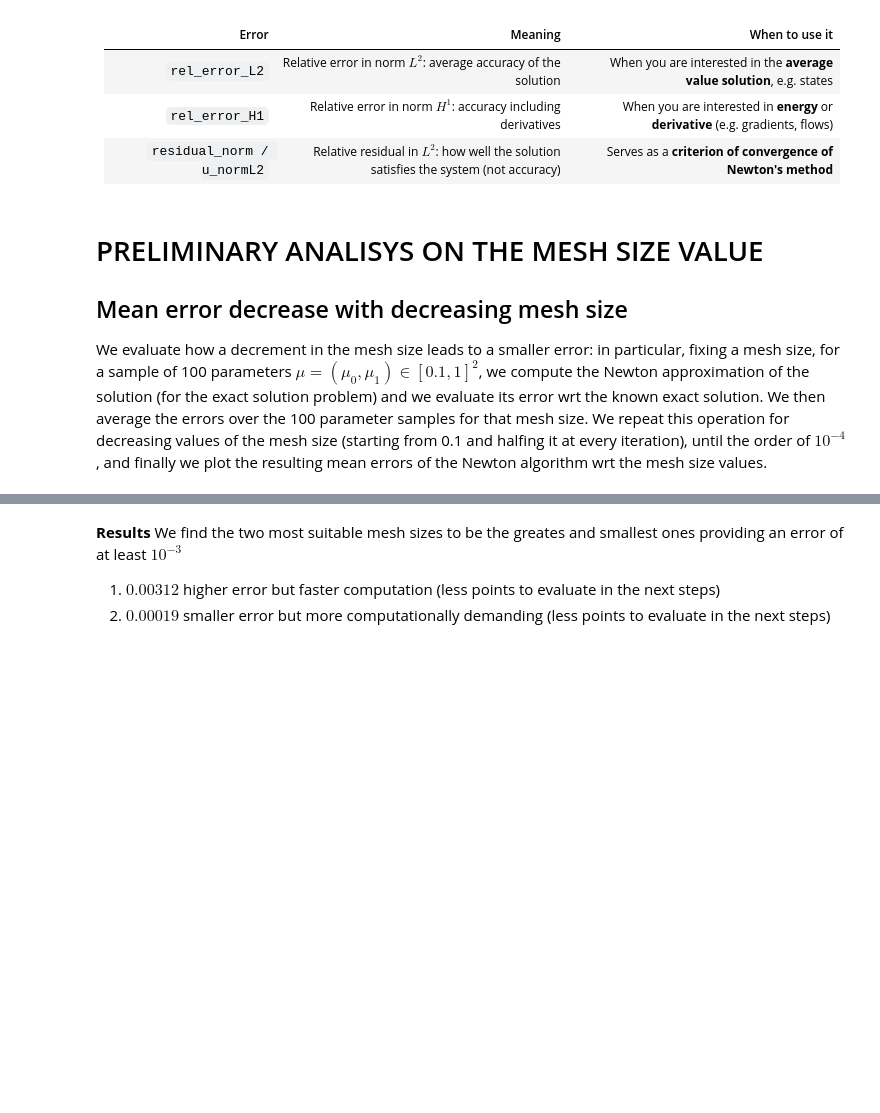
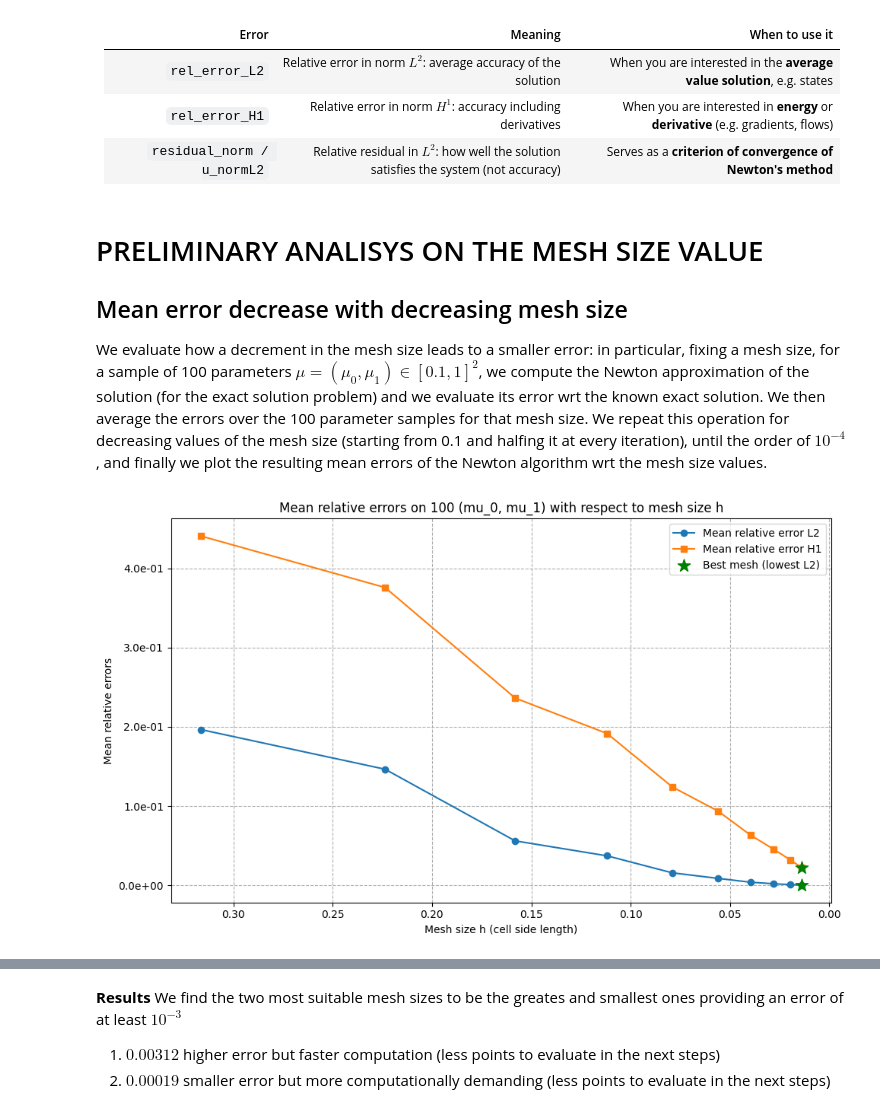
Before and after one commit to elisabettaroviera/MOR-Project, a Jupyter notebook: Preliminary Mesh Analysis/preliminary_mesh_analysis.ipynb, the cells around one changed output, grey strips where cells are left out. Drawn from its saved outputs; the diff is of its cells as text; code cells hidden in the pictures; blank space fills up the shorter version.

Commit message:
Plot mesh size h=edge

```diff
--- a/Preliminary Mesh Analysis/preliminary_mesh_analysis.ipynb
+++ b/Preliminary Mesh Analysis/preliminary_mesh_analysis.ipynb
@@ -310,23 +310,20 @@ P = [0.1, 1.] # Parametric space
 ## Mean error decrease with decreasing mesh size
 We evaluate how a decrement in the mesh size leads to a smaller error: in particular, fixing a mesh size, for a sample of 100 parameters $\mu=(\mu_0, \mu_1) \in [0.1,1]^2$, we compute the Newton approximation of the solution (for the exact solution problem) and we evaluate its error wrt the known exact solution. We then average the errors over the 100 parameter samples for that mesh size. We repeat this operation for decreasing values of the mesh size (starting from 0.1 and halfing it at every iteration), until the order of $10^{-4}$, and finally we plot the resulting mean errors of the Newton algorithm wrt the mesh size values.
 # %%
-# Decide the right mesh size - Compute the error and plot the graph
-
-# Constant definition
+# Costanti
 num_samples = 100
 initial_mesh_size = 0.1
 min_mesh_size = 1e-4
 max_iterations = 100
 newton_tol = 1e-8
 
-# Dict to accumulate errors
+# Dizionari per accumulare errori
 error_L2_sum = {}
 error_H1_sum = {}
 error_L2_dict = {}
 error_H1_dict = {}
 
-
-# Definition of the mesh_size_list (equal for each iteration)
+# Lista delle mesh size (come area delle celle)
 mesh_sizes_list = []
 ms = initial_mesh_size
 while ms > min_mesh_size:
@@ -335,15 +332,12 @@ while ms > min_mesh_size:
     error_H1_sum[ms] = 0.0
     ms /= 2
 
-# Definition of 100 sample of mu_0, mu_1
-mu_0_sample = np.random.uniform(0.1, 1, 100) # Change to 100 if necessary
-mu_1_sample = np.random.uniform(0.1, 1, 100) # Change to 100 if necessary
+# Campioni (mu_0, mu_1)
+mu_0_sample = np.random.uniform(0.1, 1, num_samples)
+mu_1_sample = np.random.uniform(0.1, 1, num_samples)
 
-
-# Loop on the (mu_0, mu_1)
+# Loop su tutti i campioni
 for mu_0, mu_1 in zip(mu_0_sample, mu_1_sample):
-
-    mesh_size = initial_mesh_size
 
     for mesh_size in mesh_sizes_list:
 
@@ -351,44 +345,95 @@ for mu_0, mu_1 in zip(mu_0_sample, mu_1_sample):
         u_k_norm = 1.0
         num_iteration = 1
 
-        # Build the domain
+        # Costruzione dominio e discretizzazione
         domain = { 'SquareEdge': 1.0, 'VerticesBoundaryCondition': [1,1,1,1], 'EdgesBoundaryCondition': [1,1,1,1], 'DiscretizationType': 1, 'MeshCellsMaximumArea': mesh_size }
         [meshInfo, mesh] = gedim.CreateDomainSquare(domain, lib)
         discreteSpace = { 'Order': order, 'Type': 1, 'BoundaryConditionsType': [1, 2] }
         [problemData, dofs, strongs] = gedim.Discretize(discreteSpace, lib)
         u_strong = np.zeros(problemData['NumberStrongs'], order='F')
         u_k = np.zeros(problemData['NumberDOFs'], order='F')
-
         zero = np.zeros(problemData['NumberDOFs'], order='F')
         du = zero
         u_k = zero
 
-        # Newton Loop
+        # Newton loop
         while num_iteration < max_iterations and du_norm > newton_tol * u_k_norm:
             [stiffness, stiffnessStrong] = gedim.AssembleStiffnessMatrix(Elliptic_a, problemData, lib)
             [reaction, reactionStrong] = gedim.AssembleNonLinearReactionMatrix(Elliptic_c, Elliptic_non_linear_c, u_k, u_strong, problemData, lib)
             forcingTerm_g = gedim.AssembleForcingTerm(Elliptic_exactSolution_g, problemData, lib)
             forcingTerm_v = gedim.AssembleNonLinearForcingTerm(Ones, Elliptic_non_linear_f, u_k, u_strong, problemData, lib)
             forcingTerm_der_v = gedim.AssembleNonLinearDerivativeForcingTerm(OnesDerivative, Elliptic_non_linear_der_f, u_k, u_strong, problemData, lib)
 
             du = gedim.LUSolver(stiffness + reaction, forcingTerm_g - forcingTerm_v - forcingTerm_der_v, lib)
             u_k = u_k + du
 
-            # Compute the error
             du_norm = gedim.ComputeErrorL2(Zeros, du, np.zeros(problemData['NumberStrongs'], order='F'), lib)
             u_k_norm = gedim.ComputeErrorL2(Zeros, u_k, u_strong, lib)
             num_iteration += 1
 
         exact_error_L2 = gedim.ComputeErrorL2(Elliptic_exactSolution, u_k, u_strong, lib)
         u_exact_norm_L2 = gedim.ComputeErrorL2(Elliptic_exactSolution, zero, u_strong, lib)
         error_L2_dict[mesh_size] = exact_error_L2 / u_exact_norm_L2
         error_L2_sum[mesh_size] += exact_error_L2 / u_exact_norm_L2
 
         exact_error_H1 = gedim.ComputeErrorH1(Elliptic_exactDerivativeSolution, u_k, u_strong, lib)
         u_exact_norm_H1 = gedim.ComputeErrorH1(Elliptic_exactDerivativeSolution, zero, u_strong, lib)
+        error_H1_dict[mesh_size] = exact_error_H1 / u_exact_norm_H1
         error_H1_sum[mesh_size] += exact_error_H1 / u_exact_norm_H1
-        error_H1_dict[mesh_size] = exact_error_H1 / u_exact_norm_H1
 
-# Compute the mean error
+# Calcolo errori medi
 error_L2_avg = [error_L2_sum[h] / num_samples for h in mesh_sizes_list]
 error_H1_avg = [error_H1_sum[h] / num_samples for h in mesh_sizes_list]
+mesh_l_sizes = [np.sqrt(h) for h in mesh_sizes_list]  # lato = sqrt(area)
+
+# Ricerca prima mesh che soddisfa condizioni di errore
+first_mesh_satisfying_condition = None
+for h, l2, h1 in zip(mesh_sizes_list, error_L2_avg, error_H1_avg):
+    if l2 <= 1e-2 and h1 < 1e-2:
+        first_mesh_satisfying_condition = h
+        break
+
+# Mesh con minimo errore L2
+min_L2 = min(error_L2_avg)
+best_mesh = mesh_sizes_list[error_L2_avg.index(min_L2)]
+
+# Plot
+plt.figure(figsize=(10, 6))
+plt.plot(mesh_l_sizes, error_L2_avg, marker='o', label='Mean relative error L2')
+plt.plot(mesh_l_sizes, error_H1_avg, marker='s', label='Mean relative error H1')
+
+if first_mesh_satisfying_condition:
+    idx = mesh_sizes_list.index(first_mesh_satisfying_condition)
+    plt.scatter(mesh_l_sizes[idx], error_L2_avg[idx], color='red', label='First mesh with L2≤1e-2 and H1<1e-2', zorder=5)
+    plt.scatter(mesh_l_sizes[idx], error_H1_avg[idx], color='red', zorder=5)
+
+if best_mesh:
+    idx = mesh_sizes_list.index(best_mesh)
+    plt.scatter(mesh_l_sizes[idx], error_L2_avg[idx], color='green', marker='*', s=150, label='Best mesh (lowest L2)', zorder=5)
+    plt.scatter(mesh_l_sizes[idx], error_H1_avg[idx], color='green', marker='*', s=150, zorder=5)
+
+plt.gca().invert_xaxis()
+plt.xlabel('Mesh size h (cell side length)')
+plt.ylabel('Mean relative errors')
+plt.title('Mean relative errors on 100 (mu_0, mu_1) with respect to mesh size h')
+plt.legend()
+plt.gca().yaxis.set_major_formatter(ticker.FormatStrFormatter('%.1e'))
+plt.grid(True, linestyle="--")
+plt.tight_layout()
+plt.savefig("mean_relative_errors_plot.png", dpi=300, bbox_inches='tight', facecolor='white')
+plt.show()
+
+# Output finale
+if first_mesh_satisfying_condition is not None:
+    idx = mesh_sizes_list.index(first_mesh_satisfying_condition)
+    print(f"First mesh with L2 ≤ 1e-2 and H1 < 1e-2: h = {np.sqrt(first_mesh_satisfying_condition):.5f} "
+          f"(L2 = {error_L2_avg[idx]:.2e}, H1 = {error_H1_avg[idx]:.2e})")
+else:
+    print("No mesh satisfies L2 ≤ 1e-2 and H1 < 1e-2.")
+
+if best_mesh is not None:
+    idx = mesh_sizes_list.index(best_mesh)
+    print(f"Best mesh with lowest L2 error (or fallback): h = {np.sqrt(best_mesh):.5f} "
+          f"(L2 = {error_L2_avg[idx]:.2e}, H1 = {error_H1_avg[idx]:.2e})")
+# %% [output]
+[figure, added]
```
Also changed, not shown: parts of 8 cells of this notebook, 1 other file.
